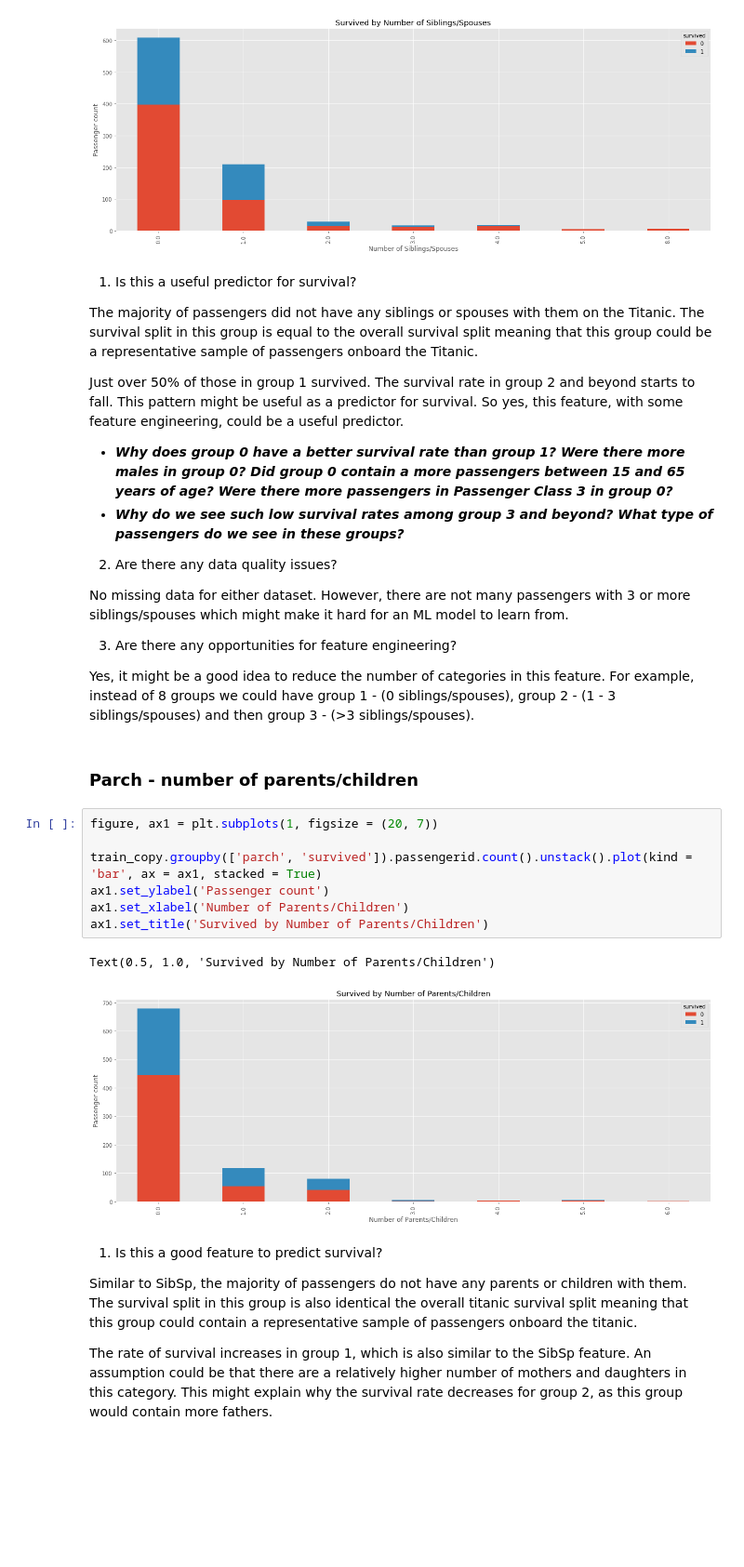
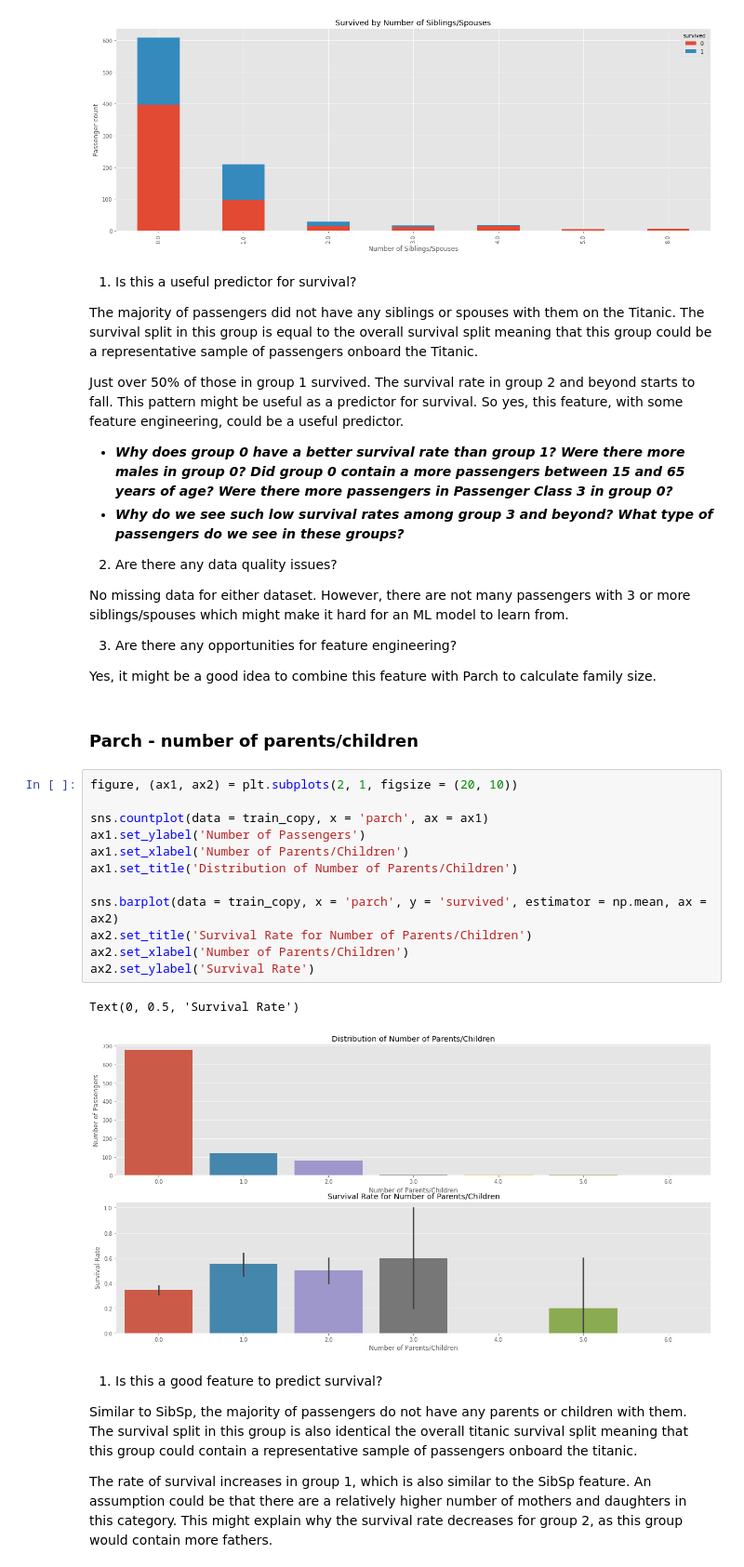
Before and after one commit to danielsuarez-mash/titanic_project, a Jupyter notebook: titanic.ipynb, the cells around one changed output. Shown at 93% size. Saved outputs shown, nothing was run; the diff lists cells and outputs as text; blank space fills up the shorter version.

```diff
--- a/titanic.ipynb
+++ b/titanic.ipynb
@@ -316,19 +316,24 @@ No missing data for either dataset. However, there are not many passengers with
 
 3. Are there any opportunities for feature engineering?
 
-Yes, it might be a good idea to reduce the number of categories in this feature. For example, instead of 8 groups we could have group 1 - (0 siblings/spouses), group 2 - (1 - 3 siblings/spouses) and then group 3 - (>3 siblings/spouses).
+Yes, it might be a good idea to combine this feature with Parch to calculate family size.
 # %% [markdown]
 ### Parch - number of parents/children
 # %%
-figure, ax1 = plt.subplots(1, figsize = (20, 7))
+figure, (ax1, ax2) = plt.subplots(2, 1, figsize = (20, 10))
 
-train_copy.groupby(['parch', 'survived']).passengerid.count().unstack().plot(kind = 'bar', ax = ax1, stacked = True)
-ax1.set_ylabel('Passenger count')
+sns.countplot(data = train_copy, x = 'parch', ax = ax1)
+ax1.set_ylabel('Number of Passengers')
 ax1.set_xlabel('Number of Parents/Children')
-ax1.set_title('Survived by Number of Parents/Children')
+ax1.set_title('Distribution of Number of Parents/Children')
+
+sns.barplot(data = train_copy, x = 'parch', y = 'survived', estimator = np.mean, ax = ax2)
+ax2.set_title('Survival Rate for Number of Parents/Children')
+ax2.set_xlabel('Number of Parents/Children')
+ax2.set_ylabel('Survival Rate')
 # %% [output]
-Text(0.5, 1.0, 'Survived by Number of Parents/Children')
+Text(0, 0.5, 'Survival Rate')
-[figure, old version]
+[figure, new version]
 # %% [markdown]
 1. Is this a good feature to predict survival?
 
```
Also changed, not shown: parts of 13 cells of this notebook, 3 other files.
